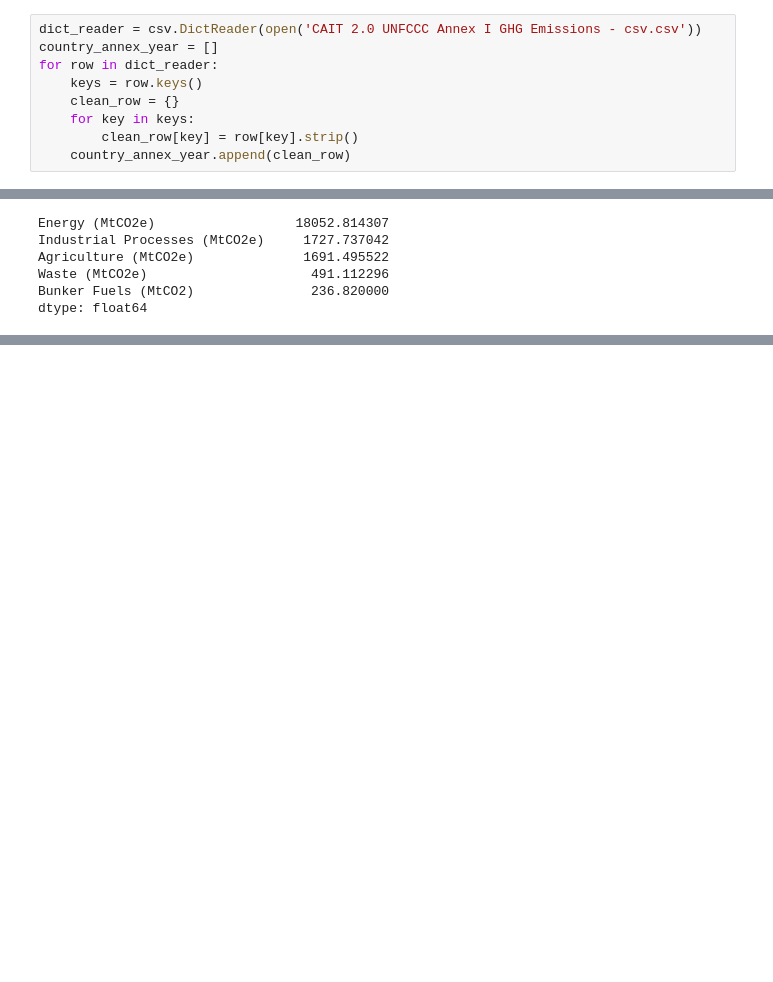
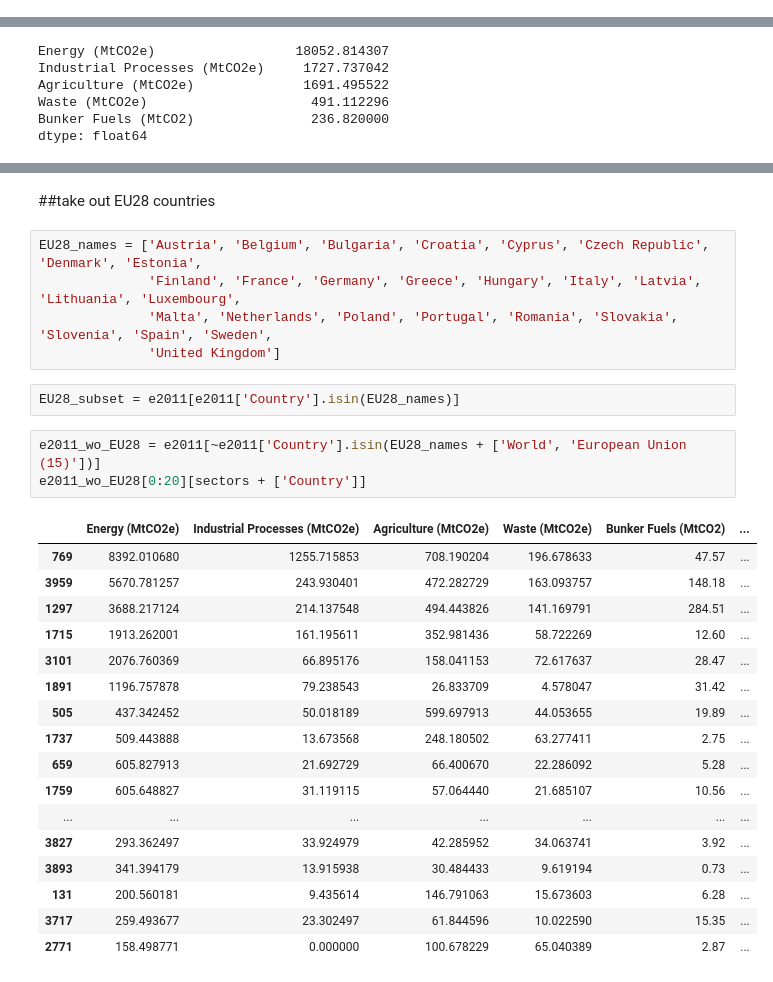
Before and after one commit to mirthbottle/ghg, a Jupyter notebook: country footprints.ipynb, the cells around one changed output, grey strips where cells are left out. Cells and saved outputs as stored; diff of their text form; blank space fills up the shorter version.

Commit message:
filter EU28 in emissions data

```diff
--- a/country footprints.ipynb
+++ b/country footprints.ipynb
@@ -15,15 +15,6 @@ import numpy as np
 import matplotlib.mlab as mlab
 import prettyplotlib as ppl
 import pandas as pd
-# %%
-dict_reader = csv.DictReader(open('CAIT 2.0 UNFCCC Annex I GHG Emissions - csv.csv'))
-country_annex_year = []
-for row in dict_reader:
-    keys = row.keys()
-    clean_row = {}
-    for key in keys:
-        clean_row[key] = row[key].strip()
-    country_annex_year.append(clean_row)
 # %%
 dict_reader = csv.DictReader(open('CAIT 2.0 Country GHG Emissions.csv'))
 country_year = []
@@ -198,0 +182,30 @@ e2011[energy_sectors][0:1]-top_ten[energy_sectors].sum()
+# %% [markdown]
+##take out EU28 countries
+# %%
+EU28_names = ['Austria', 'Belgium', 'Bulgaria', 'Croatia', 'Cyprus', 'Czech Republic', 'Denmark', 'Estonia',
+              'Finland', 'France', 'Germany', 'Greece', 'Hungary', 'Italy', 'Latvia', 'Lithuania', 'Luxembourg',
+              'Malta', 'Netherlands', 'Poland', 'Portugal', 'Romania', 'Slovakia', 'Slovenia', 'Spain', 'Sweden',
+              'United Kingdom']
+# %%
+EU28_subset = e2011[e2011['Country'].isin(EU28_names)]
+# %%
+e2011_wo_EU28 = e2011[~e2011['Country'].isin(EU28_names + ['World', 'European Union (15)'])]
+e2011_wo_EU28[0:20][sectors + ['Country']]
+# %% [output]
+|  | Energy (MtCO2e) | Industrial Processes (MtCO2e) | Agriculture (MtCO2e) | Waste (MtCO2e) | Bunker Fuels (MtCO2) | ... |
+| 769 | 8392.010680 | 1255.715853 | 708.190204 | 196.678633 | 47.57 | ... |
+| 3959 | 5670.781257 | 243.930401 | 472.282729 | 163.093757 | 148.18 | ... |
+| 1297 | 3688.217124 | 214.137548 | 494.443826 | 141.169791 | 284.51 | ... |
+| 1715 | 1913.262001 | 161.195611 | 352.981436 | 58.722269 | 12.60 | ... |
+| 3101 | 2076.760369 | 66.895176 | 158.041153 | 72.617637 | 28.47 | ... |
+| 1891 | 1196.757878 | 79.238543 | 26.833709 | 4.578047 | 31.42 | ... |
+| 505 | 437.342452 | 50.018189 | 599.697913 | 44.053655 | 19.89 | ... |
+| 1737 | 509.443888 | 13.673568 | 248.180502 | 63.277411 | 2.75 | ... |
+| 659 | 605.827913 | 21.692729 | 66.400670 | 22.286092 | 5.28 | ... |
+| 1759 | 605.648827 | 31.119115 | 57.064440 | 21.685107 | 10.56 | ... |
+| ... | ... | ... | ... | ... | ... | ... |
+| 3827 | 293.362497 | 33.924979 | 42.285952 | 34.063741 | 3.92 | ... |
+| 3893 | 341.394179 | 13.915938 | 30.484433 | 9.619194 | 0.73 | ... |
+| 131 | 200.560181 | 9.435614 | 146.791063 | 15.673603 | 6.28 | ... |
+| 3717 | 259.493677 | 23.302497 | 61.844596 | 10.022590 | 15.35 | ... |
+| 2771 | 158.498771 | 0.000000 | 100.678229 | 65.040389 | 2.87 | ... |
```
Also changed, not shown: parts of 13 cells of this notebook, 2 other files.
